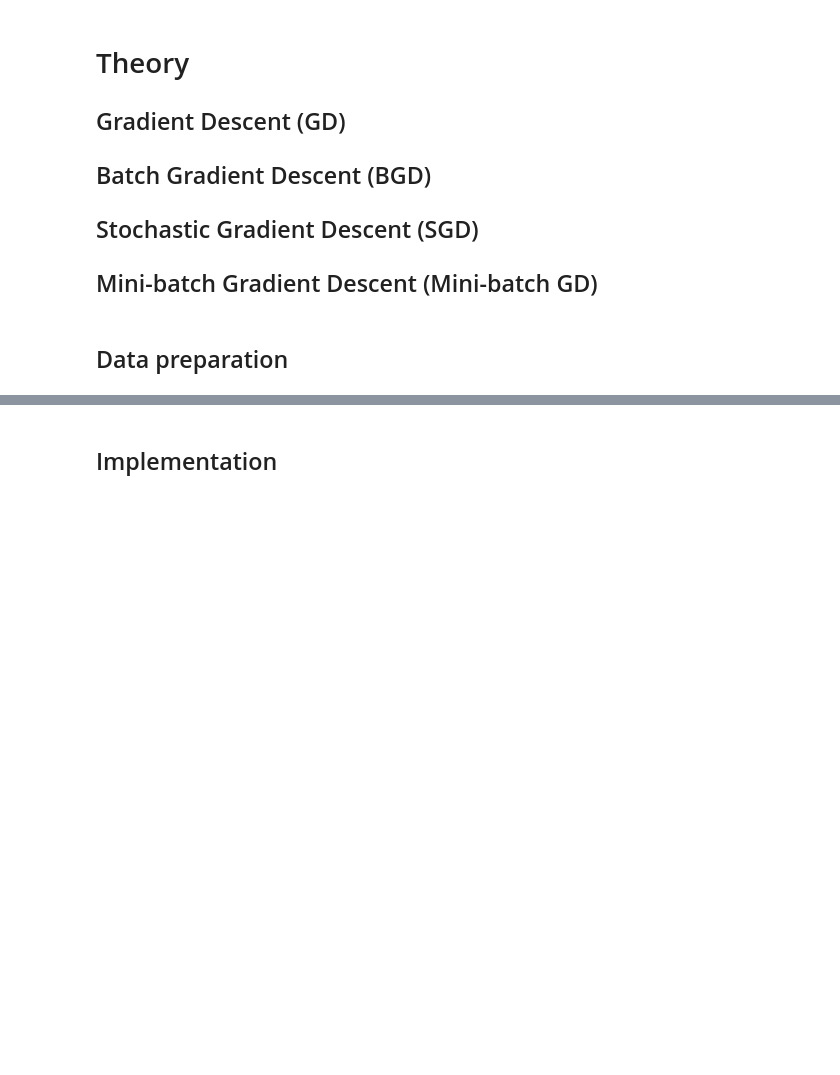
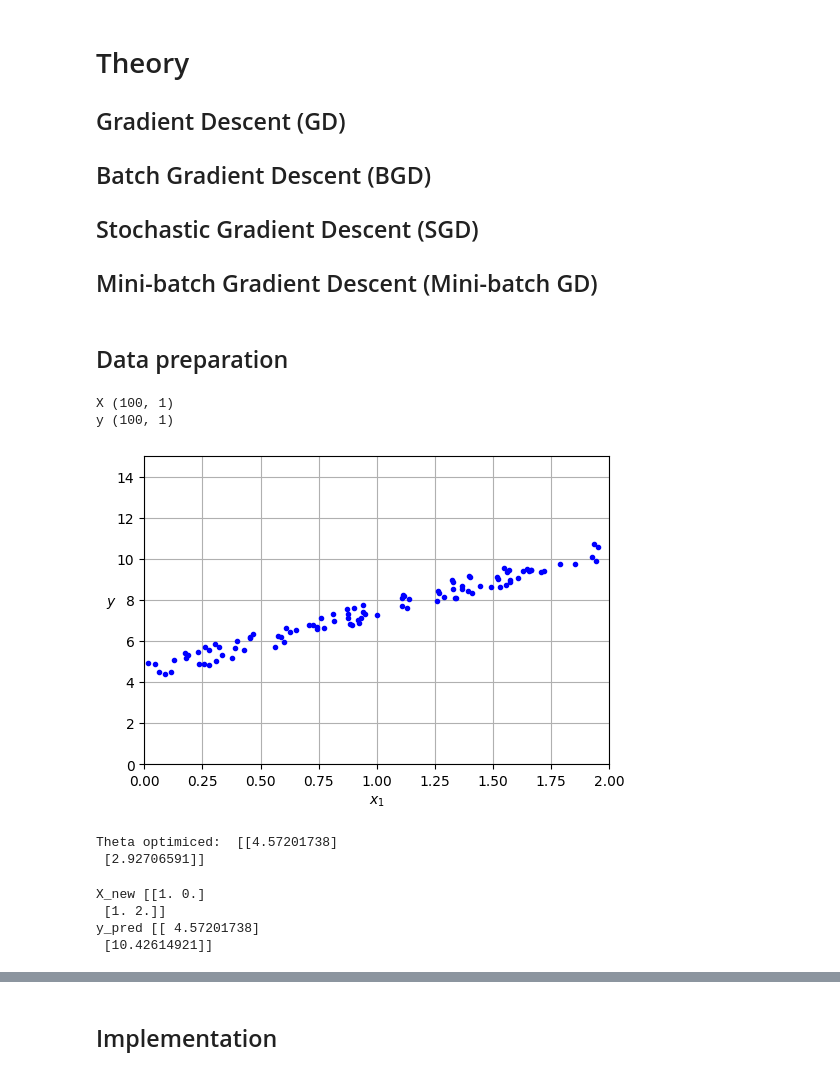
Before and after one commit to isaultirado77/Intro-to-ML, a Jupyter notebook: gradient_descent/gradient_descent_notebook.ipynb, the cells around one changed output, grey strips where cells are left out. Cells and saved outputs as stored; diff of their text form; code cells hidden in the pictures; blank space fills up the shorter version.

```diff
--- a/gradient_descent/gradient_descent_notebook.ipynb
+++ b/gradient_descent/gradient_descent_notebook.ipynb
@@ -16,2 +16,44 @@ import matplotlib as plt
 # %% [markdown]
 ## Data preparation
+# %%
+rng = np.random.default_rng(42)  # Para eventos reproducibles
+m = 100  # Number of instances
+X = 2 * rng.random((m, 1))
+y = 4 + 3 * X + rng.random((m, 1))  # Generamos y = b + m * x: b = 4, m = 3
+# %%
+print("X", X.shape)
+print("y", y.shape)
+# %% [output]
+X (100, 1)
+y (100, 1)
+# %%
+plt.figure(figsize=(6, 4))
+plt.plot(X, y, "b.")
+plt.xlabel("$x_1$")
+plt.ylabel("$y$", rotation=0)
+plt.axis([0, 2, 0, 15])
+plt.grid()
+plt.show()
+# %% [output]
+[figure, added]
+# %%
+from sklearn.preprocessing import add_dummy_feature  # Augment dataset with an additional dummy feature.
+
+X_b = add_dummy_feature(X)  # Using a dummy variable to simulate theta_0 = 1
+theta_best = np.linalg.inv(X_b.T @ X_b) @ X_b.T @ y  # @ se usa en lugar de np.dot()
+print("Theta optimiced: ", theta_best)
+# %% [output]
+Theta optimiced:  [[4.57201738]
+ [2.92706591]]
+# %%
+# Usamos y = X * theta_best
+X_new = np.array([[0], [2]])
+X_new_b = add_dummy_feature(X_new)  # add x0 = 1 to each instance
+y_predict = X_new_b @ theta_best
+print("X_new", X_new_b)
+print("y_pred", y_predict)
+# %% [output]
+X_new [[1. 0.]
+ [1. 2.]]
+y_pred [[ 4.57201738]
+ [10.42614921]]
```
Also changed, not shown: parts of 8 cells of this notebook.
